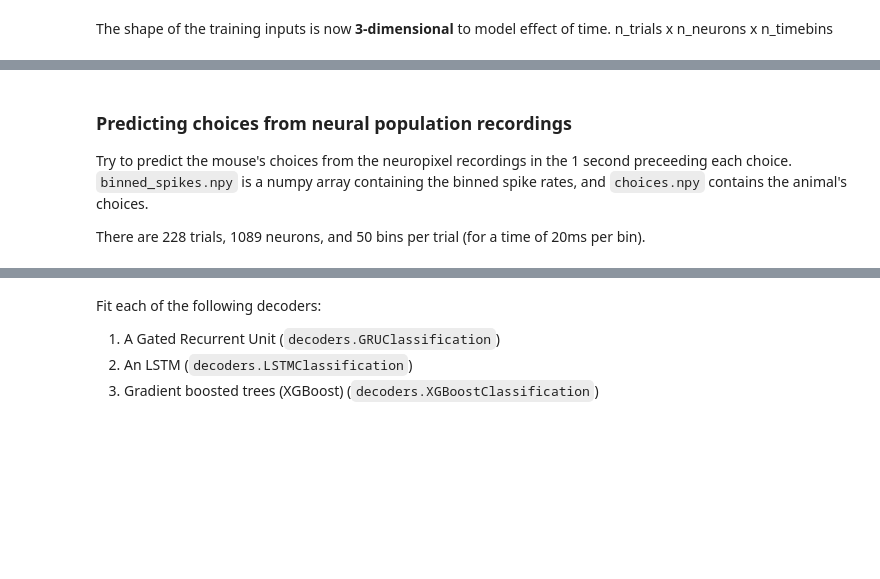
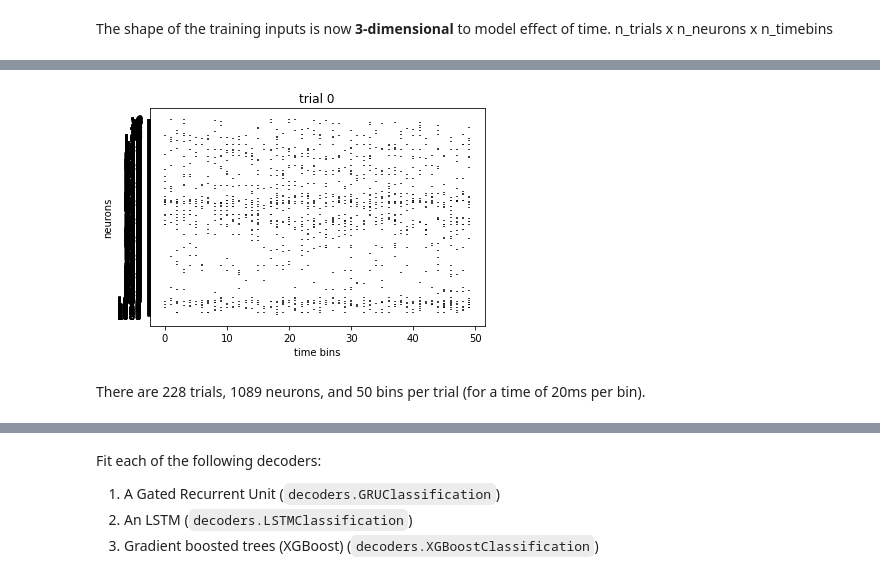
Before and after one commit to donw7/neural_activity_models_DNNs, a Jupyter notebook: DNN_decoding.ipynb, the cells around one changed output, grey strips where cells are left out. Saved outputs shown, nothing was run; the diff lists cells and outputs as text; code cells hidden in the pictures; blank space fills up the shorter version.

```diff
--- a/DNN_decoding.ipynb
+++ b/DNN_decoding.ipynb
@@ -397,6 +364,0 @@ choices = np.load('choices.npy')+1
-# %% [markdown]
-### Predicting choices from neural population recordings
-
-Try to predict the mouse's choices from the neuropixel recordings in the 1 second preceeding each choice. `binned_spikes.npy` is a numpy array containing the binned spike rates, and `choices.npy` contains the animal's choices.
-
-There are 228 trials, 1089 neurons, and 50 bins per trial (for a time of 20ms per bin).
@@ -406,3 +365,20 @@ print(choices[:10])
+# %%
+# print binned spikes event plots
+displayidx = range(2) # trial indices to display
+for di in displayidx:
+  df_spikes_trial = pd.DataFrame(binned_spikes[di,:,:].T)
+  positions = df_spikes_trial.apply(lambda x: df_spikes_trial.index[x == 1])
+  plt.figure(di)
+  plt.eventplot(positions, linelengths=2, lineoffsets=1, colors='black')
+  plt.yticks(range(positions.index.size), positions.index)
+  plt.gca().invert_yaxis()
+  plt.ylabel('neurons')
+  plt.xlabel('time bins')
+  plt.title(f'trial {di}')
+# %% [output]
+[figure, added]
+# %% [markdown]
+There are 228 trials, 1089 neurons, and 50 bins per trial (for a time of 20ms per bin).
 # %%
 # split training and validation data
 split = int(len(binned_spikes)*4/5)
```
Also changed, not shown: parts of 50 cells of this notebook, 1 other file.
